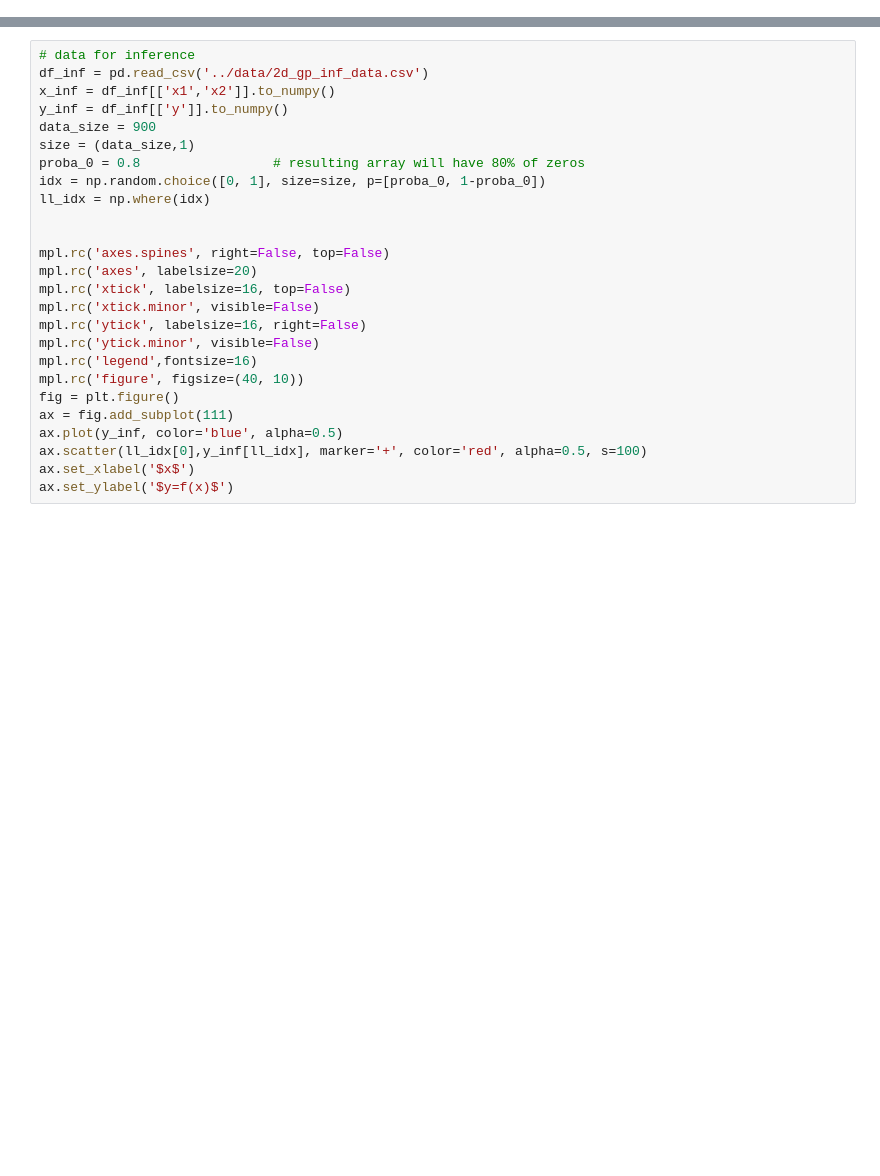
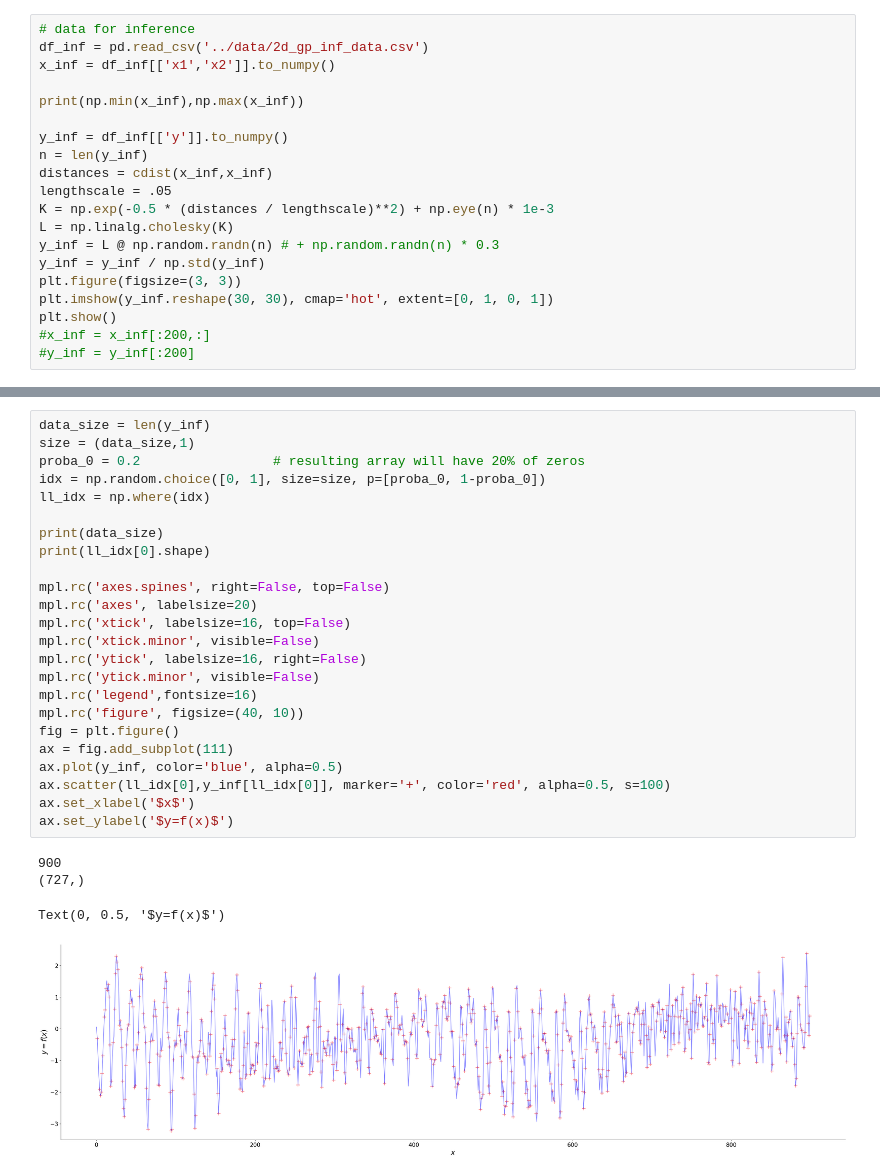
Before and after one commit to flaxter/pi-vae_inference, a Jupyter notebook: notebooks/run_2dgp.ipynb, the cells around one changed output, grey strips where cells are left out. Cells and saved outputs as stored; diff of their text form; blank space fills up the shorter version.

```diff
--- a/notebooks/run_2dgp.ipynb
+++ b/notebooks/run_2dgp.ipynb
@@ -28,0 +45,20 @@ vae.decoder.eval()
+# %%
+# data for inference
+df_inf = pd.read_csv('../data/2d_gp_inf_data.csv')
+x_inf = df_inf[['x1','x2']].to_numpy()
+
+print(np.min(x_inf),np.max(x_inf))
+
+y_inf = df_inf[['y']].to_numpy()
+n = len(y_inf)
+distances = cdist(x_inf,x_inf)
+lengthscale = .05
+K = np.exp(-0.5 * (distances / lengthscale)**2) + np.eye(n) * 1e-3
+L = np.linalg.cholesky(K)
+y_inf = L @ np.random.randn(n) # + np.random.randn(n) * 0.3
+y_inf = y_inf / np.std(y_inf)
+plt.figure(figsize=(3, 3))
+plt.imshow(y_inf.reshape(30, 30), cmap='hot', extent=[0, 1, 0, 1])
+plt.show()
+#x_inf = x_inf[:200,:]
+#y_inf = y_inf[:200]
@@ -29,29 +80,32 @@ vae.decoder.eval()
 # %%
-# data for inference
-df_inf = pd.read_csv('../data/2d_gp_inf_data.csv')
-x_inf = df_inf[['x1','x2']].to_numpy()
-y_inf = df_inf[['y']].to_numpy()
-data_size = 900
+data_size = len(y_inf)
 size = (data_size,1)
-proba_0 = 0.8                 # resulting array will have 80% of zeros
+proba_0 = 0.2                 # resulting array will have 20% of zeros
 idx = np.random.choice([0, 1], size=size, p=[proba_0, 1-proba_0])
 ll_idx = np.where(idx)
 
+print(data_size)
+print(ll_idx[0].shape)
 
 mpl.rc('axes.spines', right=False, top=False)
 mpl.rc('axes', labelsize=20)
 mpl.rc('xtick', labelsize=16, top=False)
 mpl.rc('xtick.minor', visible=False)
 mpl.rc('ytick', labelsize=16, right=False)
 mpl.rc('ytick.minor', visible=False)
 mpl.rc('legend',fontsize=16)
 mpl.rc('figure', figsize=(40, 10))
 fig = plt.figure()
 ax = fig.add_subplot(111)
 ax.plot(y_inf, color='blue', alpha=0.5)
-ax.scatter(ll_idx[0],y_inf[ll_idx], marker='+', color='red', alpha=0.5, s=100)
+ax.scatter(ll_idx[0],y_inf[ll_idx[0]], marker='+', color='red', alpha=0.5, s=100)
 ax.set_xlabel('$x$')
 ax.set_ylabel('$y=f(x)$')
+# %% [output]
+900
+(727,)
+Text(0, 0.5, '$y=f(x)$')
+[figure, added]
 # %%
 stan_data = {'p': 20,
                  'p1': 64,
```
Also changed, not shown: parts of 12 cells of this notebook, 1 other file.
